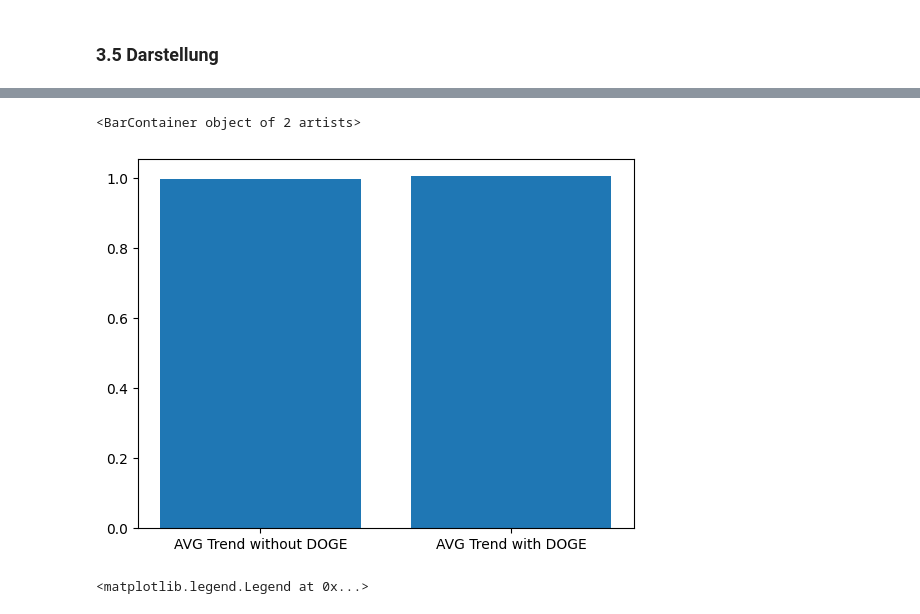
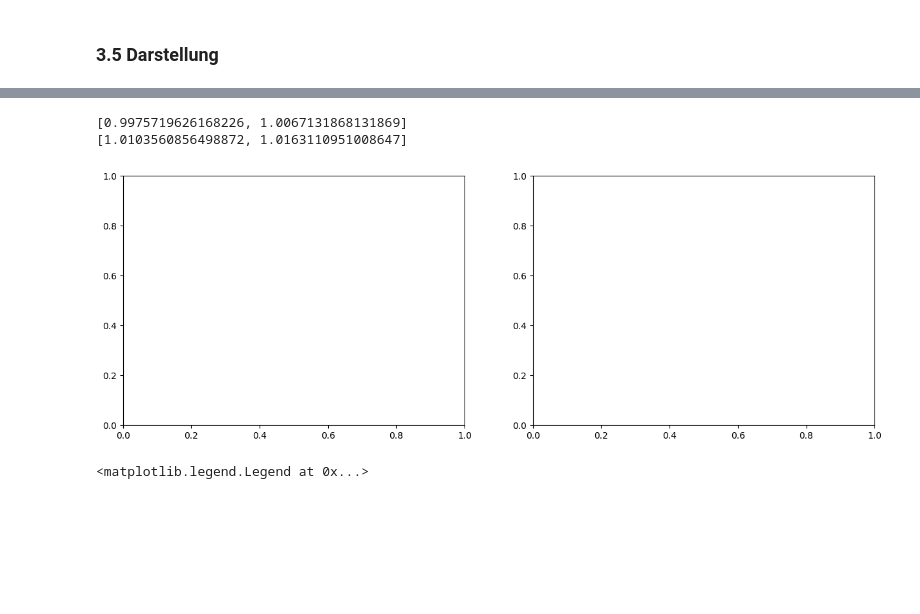
Before and after one commit to alphaname007/BigDataBandits, a Jupyter notebook: Abstract.ipynb, the cells around one changed output, grey strips where cells are left out. Saved outputs shown, nothing was run; the diff lists cells and outputs as text; code cells hidden in the pictures; blank space fills up the shorter version.

```diff
--- a/Abstract.ipynb
+++ b/Abstract.ipynb
@@ -270,10 +301,20 @@ plt.legend(labels=["Posts without DOGE", "Posts with DOGE"], loc="upper left")
-# %%
-import matplotlib.pyplot as plt
-
-plt.bar(["AVG Trend without DOGE", "AVG Trend with DOGE"], [influences_n_d.loc[:, 'trend'].mean(), influences_w_d.loc[:, 'trend'].mean()])
-# %% [output]
-<BarContainer object of 2 artists>
-[figure, removed]
+# %%
+import matplotlib.pyplot as plt
+
+fig, axs = plt.subplots(1, 2, figsize=(15, 5))
+
+influences_d_trend_avg = [influences_n_d['trend'].mean(), influences_w_d['trend'].mean()]
+influences_t_trend_avg = [influences_n_t['trend'].mean(), influences_w_t['trend'].mean()]
+
+print(influences_d_trend_avg)
+print(influences_t_trend_avg)
+
+#axs[0].bar([f"AVG Trend without DOGE {influences_d_trend_avg[0]}", f"AVG Trend with DOGE {influences_d_trend_avg[1]}"], influences_d_trend_avg)
+#axs[1].bar([f"AVG Trend without DOGE {influences_t_trend_avg[0]}", f"AVG Trend with DOGE {influences_t_trend_avg[1]}"], influences_d_trend_avg)
+# %% [output]
+[0.9975719626168226, 1.0067131868131869]
+[1.0103560856498872, 1.0163110951008647]
+[figure, added]
 # %%
 import matplotlib.pyplot as plt
 import matplotlib.dates as mdates
```
Also changed, not shown: parts of 9 cells of this notebook.
